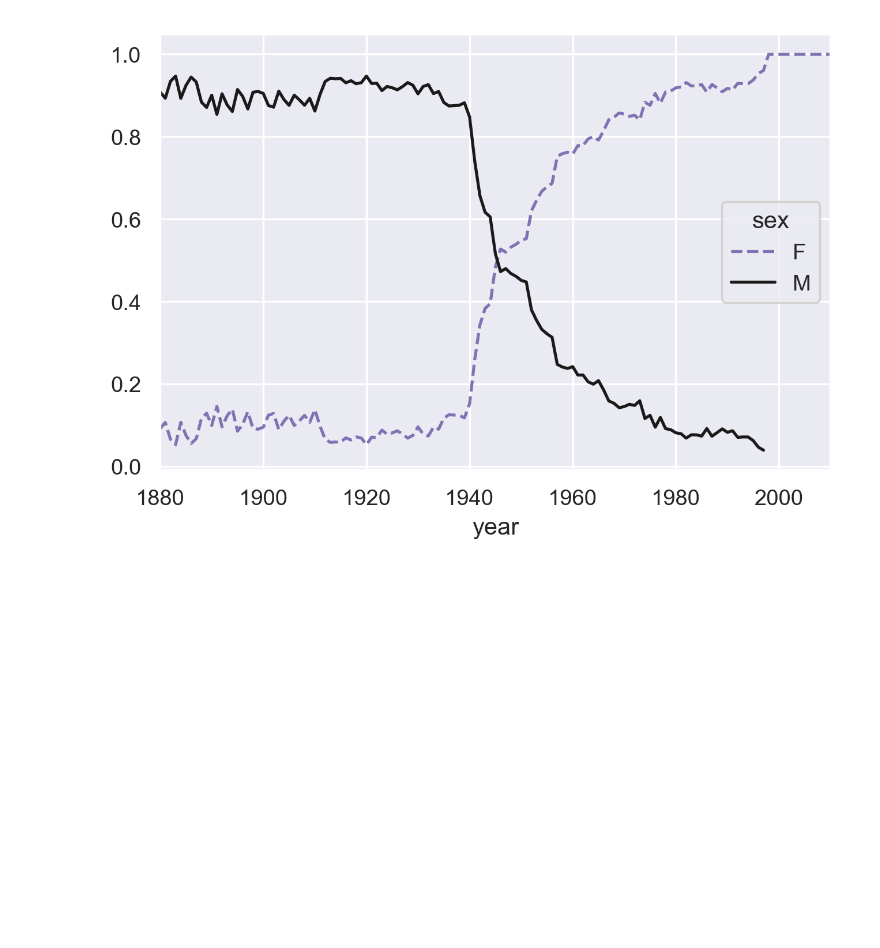
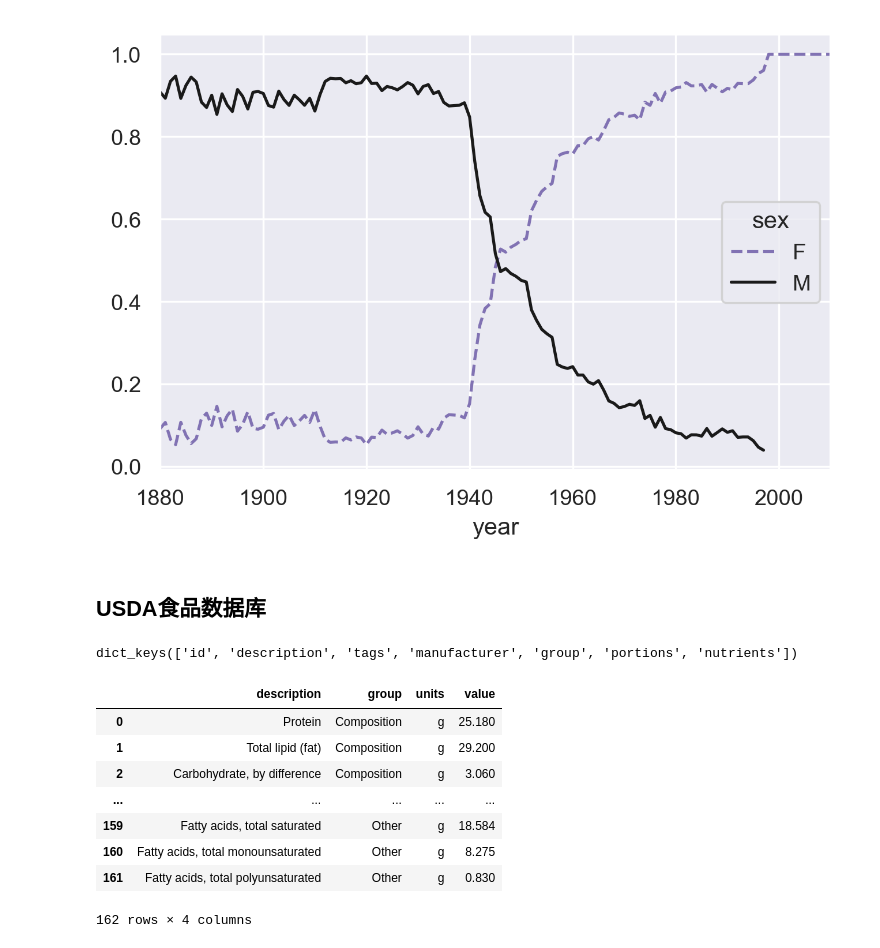
Before and after one commit to Laishuxin/python_data_science, a Jupyter notebook: 05.20_Pandas_数据分析案例.ipynb, the cells around one changed output. Saved outputs shown, nothing was run; the diff lists cells and outputs as text; code cells hidden in the pictures; blank space fills up the shorter version.

```diff
--- a/05.20_Pandas_数据分析案例.ipynb
+++ b/05.20_Pandas_数据分析案例.ipynb
@@ -979,4 +979,25 @@ table.plot(style={'M':'k-', 'F':'m--'})
 <matplotlib.axes._subplots.AxesSubplot at 0x...>
 [figure]
 # %% [markdown]
-##
+## USDA食品数据库
+# %%
+import json
+db = json.load(open('datasets/usda_food/database.json'))
+# %%
+db[0].keys()
+# %% [output]
+dict_keys(['id', 'description', 'tags', 'manufacturer', 'group', 'portions', 'nutrients'])
+# %%
+nutrients = pd.DataFrame(db[0]['nutrients'])
+# %%
+nutrients
+# %% [output]
+|  | description | group | units | value |
+| 0 | Protein | Composition | g | 25.180 |
+| 1 | Total lipid (fat) | Composition | g | 29.200 |
+| 2 | Carbohydrate, by difference | Composition | g | 3.060 |
+| ... | ... | ... | ... | ... |
+| 159 | Fatty acids, total saturated | Other | g | 18.584 |
+| 160 | Fatty acids, total monounsaturated | Other | g | 8.275 |
+| 161 | Fatty acids, total polyunsaturated | Other | g | 0.830 |
+162 rows × 4 columns
```
Also changed, not shown: parts of 26 cells of this notebook.
